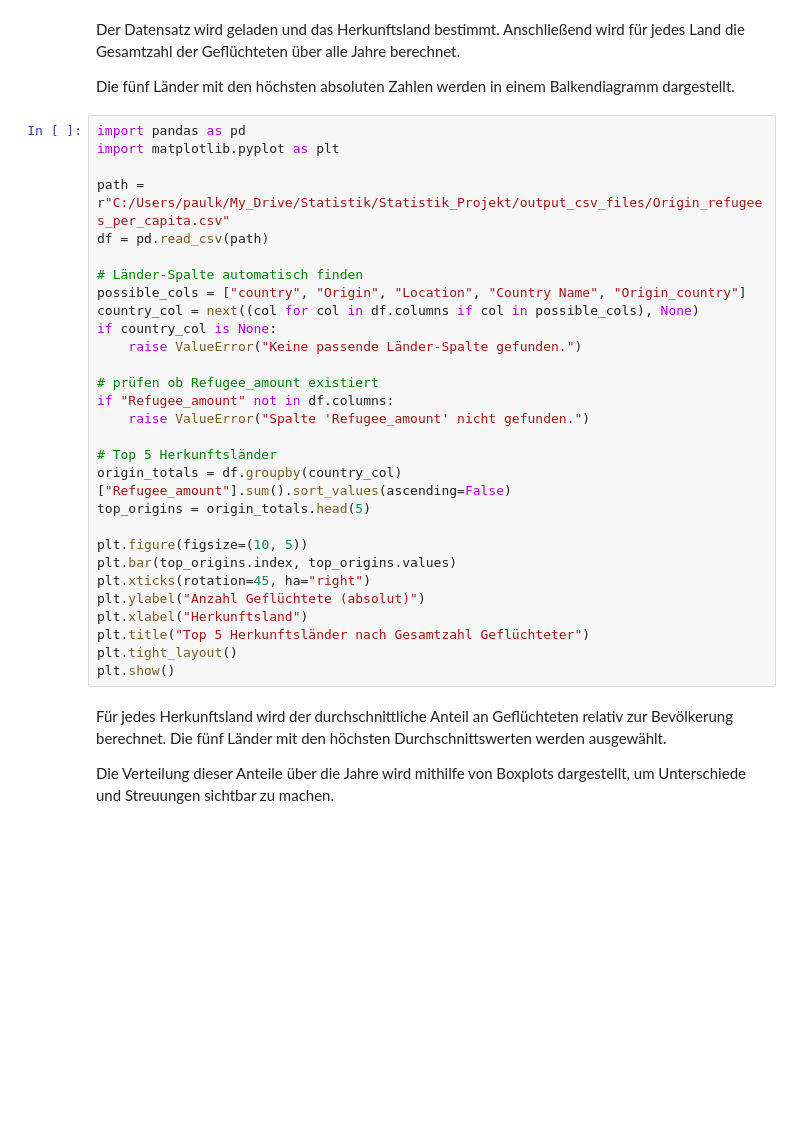
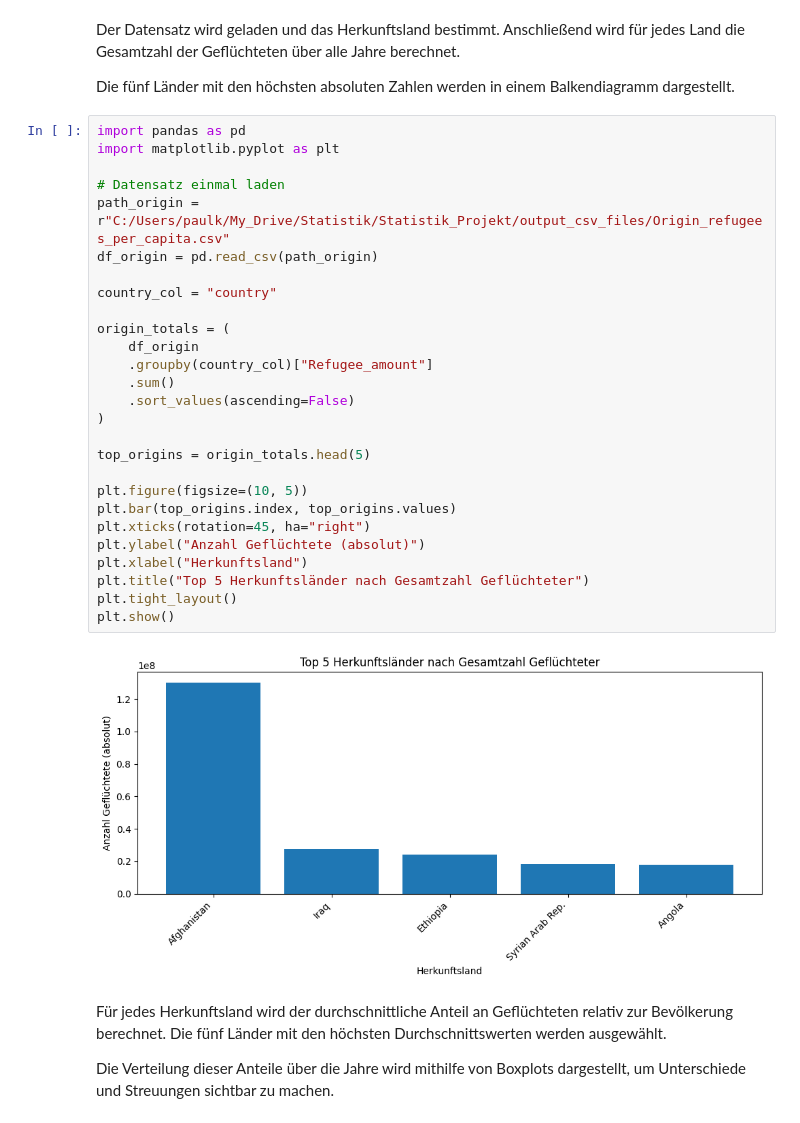
Before and after one commit to paujoko/Statistik_project_refugees, a Jupyter notebook: Boxplot_histogramm.ipynb, the cells around one changed output. Saved outputs shown, nothing was run; the diff lists cells and outputs as text; blank space fills up the shorter version.

```diff
--- a/Boxplot_histogramm.ipynb
+++ b/Boxplot_histogramm.ipynb
@@ -19,32 +19,32 @@ Balkendiagramm dargestellt.
 # %%
 import pandas as pd
 import matplotlib.pyplot as plt
 
-path = r"C:/Users/paulk/My_Drive/Statistik/Statistik_Projekt/output_csv_files/Origin_refugees_per_capita.csv"
-df = pd.read_csv(path)
+# Datensatz einmal laden
+path_origin = r"C:/Users/paulk/My_Drive/Statistik/Statistik_Projekt/output_csv_files/Origin_refugees_per_capita.csv"
+df_origin = pd.read_csv(path_origin)
 
-# Länder-Spalte automatisch finden
-possible_cols = ["country", "Origin", "Location", "Country Name", "Origin_country"]
-country_col = next((col for col in df.columns if col in possible_cols), None)
-if country_col is None:
-    raise ValueError("Keine passende Länder-Spalte gefunden.")
+country_col = "country"
 
-# prüfen ob Refugee_amount existiert
-if "Refugee_amount" not in df.columns:
-    raise ValueError("Spalte 'Refugee_amount' nicht gefunden.")
+origin_totals = (
+    df_origin
+    .groupby(country_col)["Refugee_amount"]
+    .sum()
+    .sort_values(ascending=False)
+)
 
-# Top 5 Herkunftsländer
-origin_totals = df.groupby(country_col)["Refugee_amount"].sum().sort_values(ascending=False)
 top_origins = origin_totals.head(5)
 
 plt.figure(figsize=(10, 5))
 plt.bar(top_origins.index, top_origins.values)
 plt.xticks(rotation=45, ha="right")
 plt.ylabel("Anzahl Geflüchtete (absolut)")
 plt.xlabel("Herkunftsland")
 plt.title("Top 5 Herkunftsländer nach Gesamtzahl Geflüchteter")
 plt.tight_layout()
 plt.show()
+# %% [output]
+[figure, added]
 # %% [markdown]
 Für jedes Herkunftsland wird der durchschnittliche Anteil an Geflüchteten
 relativ zur Bevölkerung berechnet. Die fünf Länder mit den höchsten
```
Also changed, not shown: parts of 3 cells of this notebook, 15 other files.
